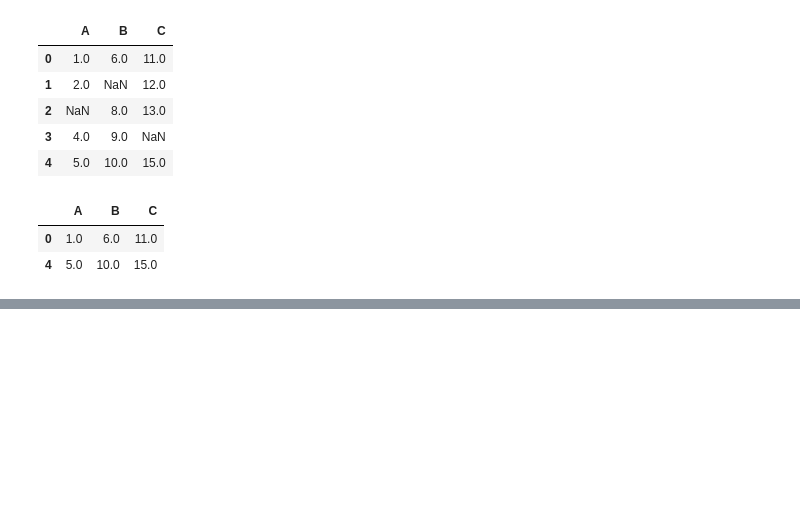
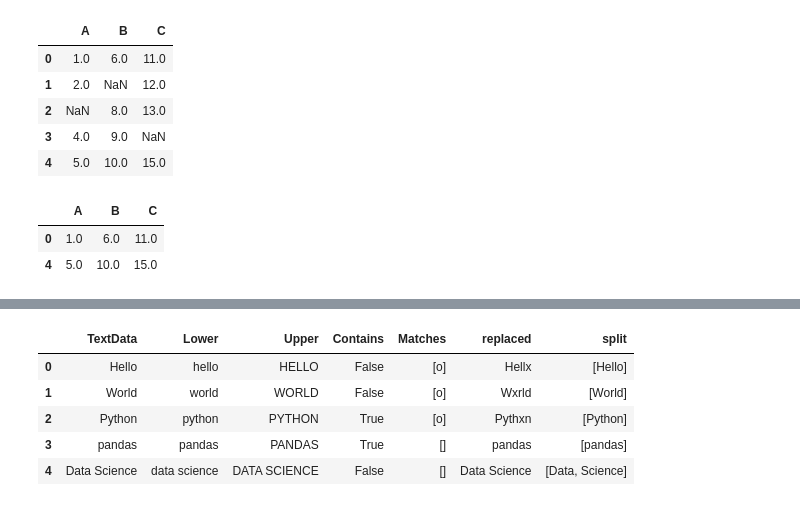
Before and after one commit to Andre270203/Python-data-science, a Jupyter notebook: Pandas_Course.ipynb, the cells around one changed output, grey strips where cells are left out. Saved outputs shown, nothing was run; the diff lists cells and outputs as text; code cells hidden in the pictures; blank space fills up the shorter version.

Commit message:
This is the pandas course

```diff
--- a/Pandas_Course.ipynb
+++ b/Pandas_Course.ipynb
@@ -265,0 +1022,4 @@ df
+# %%
+df["Lower"] = df["TextData"].str.lower()
+df["Upper"] = df["TextData"].str.upper()
+df
@@ -265,0 +1033,3 @@ df
+# %%
+df["Contains"] = df["TextData"].str.contains("P",case = False)
+df
@@ -265,0 +1043,3 @@ df
+# %%
+df["Matches"] = df["TextData"].str.findall("o")
+df
@@ -265,0 +1053,3 @@ df
+# %%
+df["replaced"] = df["TextData"].str.replace("o","x")
+df
@@ -265,0 +1063,10 @@ df
+# %%
+df["split"] = df["TextData"].str.split(" ")
+df
+# %% [output]
+|  | TextData | Lower | Upper | Contains | Matches | replaced | split |
+| 0 | Hello | hello | HELLO | False | [o] | Hellx | [Hello] |
+| 1 | World | world | WORLD | False | [o] | Wxrld | [World] |
+| 2 | Python | python | PYTHON | True | [o] | Pythxn | [Python] |
+| 3 | pandas | pandas | PANDAS | True | [] | pandas | [pandas] |
+| 4 | Data Science | data science | DATA SCIENCE | False | [] | Data Science | [Data, Science] |
```
Also changed, not shown: parts of 83 cells of this notebook.
